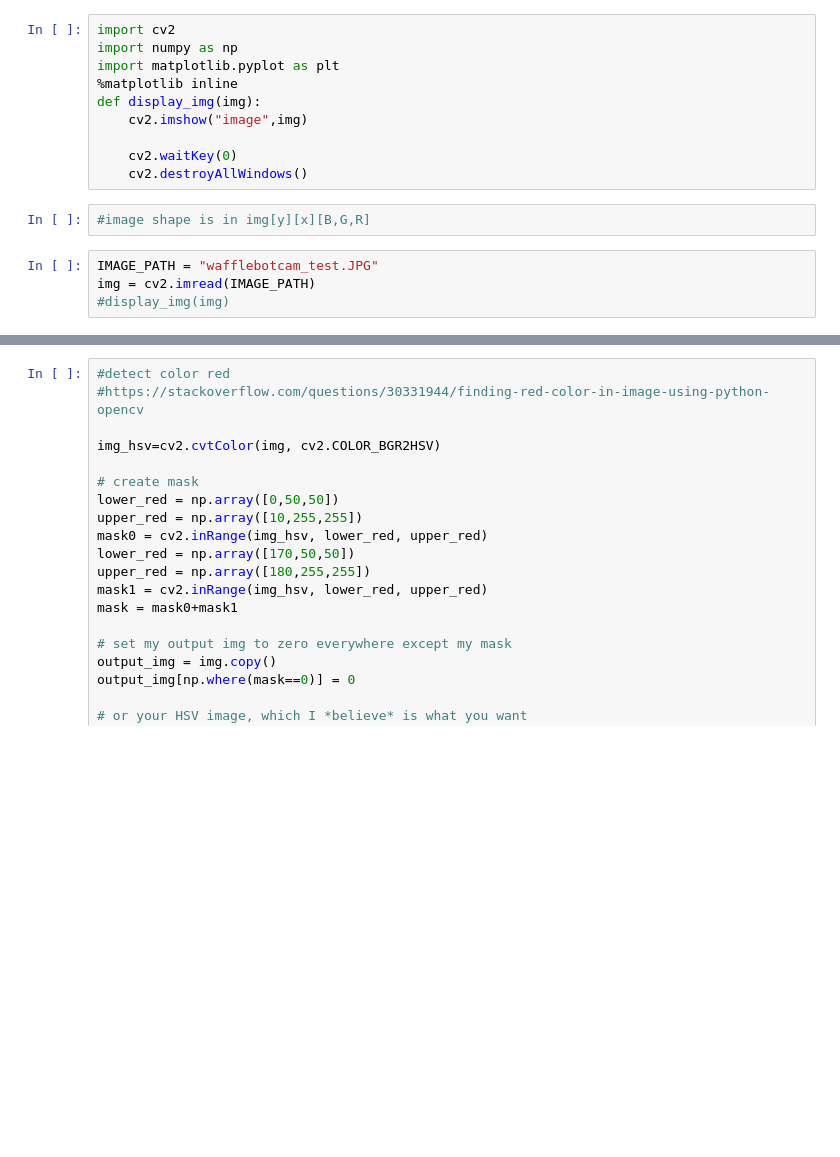
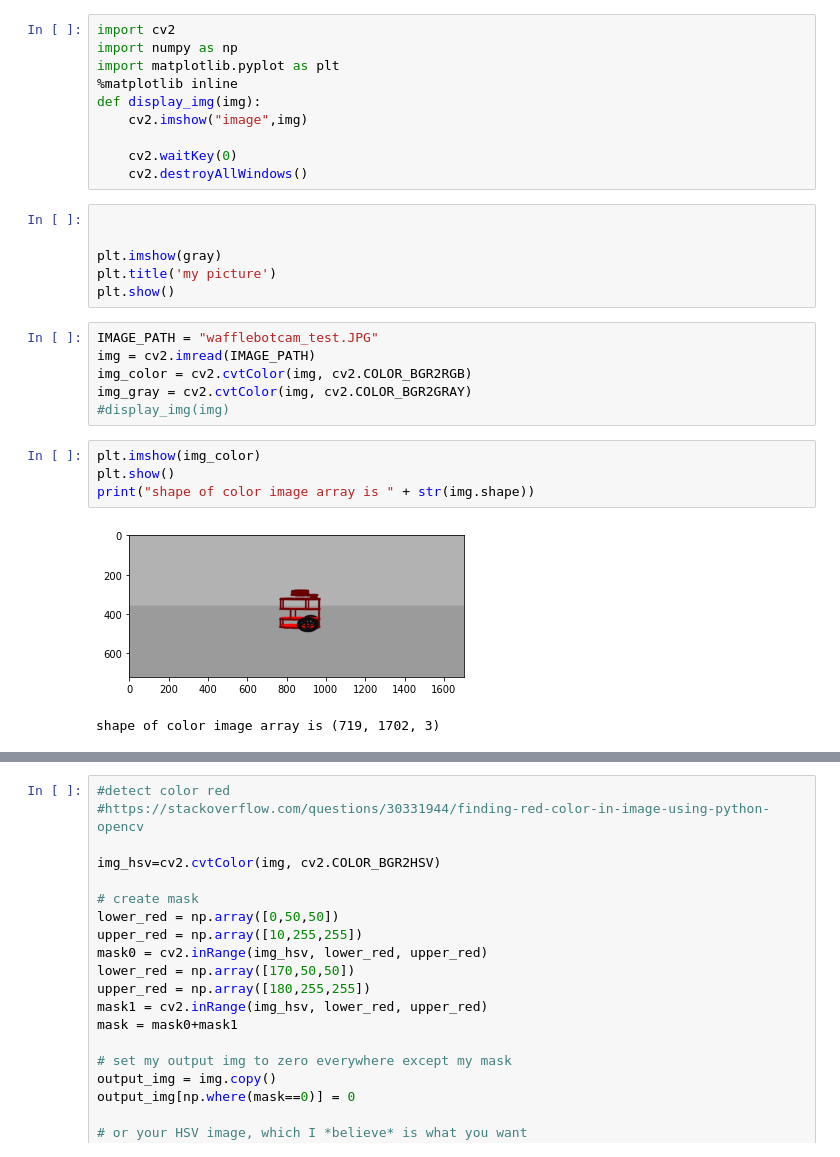
Before and after one commit to iGNSS/ELG5163_project, a Jupyter notebook: ros_work_5163project/ocv_work/alfa_ocv_work.ipynb, the cells around one changed output, grey strips where cells are left out. Cells and saved outputs as stored; diff of their text form; blank space fills up the shorter version.

```diff
--- a/ros_work_5163project/ocv_work/alfa_ocv_work.ipynb
+++ b/ros_work_5163project/ocv_work/alfa_ocv_work.ipynb
@@ -8,9 +8,22 @@ def display_img(img):
 
     cv2.waitKey(0)
     cv2.destroyAllWindows()
-# %%
-#image shape is in img[y][x][B,G,R]
+# %%
+
+
+plt.imshow(gray)
+plt.title('my picture')
+plt.show()
 # %%
 IMAGE_PATH = "wafflebotcam_test.JPG"
 img = cv2.imread(IMAGE_PATH)
+img_color = cv2.cvtColor(img, cv2.COLOR_BGR2RGB)
+img_gray = cv2.cvtColor(img, cv2.COLOR_BGR2GRAY)
 #display_img(img)
+# %%
+plt.imshow(img_color)
+plt.show()
+print("shape of color image array is " + str(img.shape))
+# %% [output]
+[figure, added]
+shape of color image array is (719, 1702, 3)
```
Also changed, not shown: parts of 1 cell of this notebook, 11 other files.
